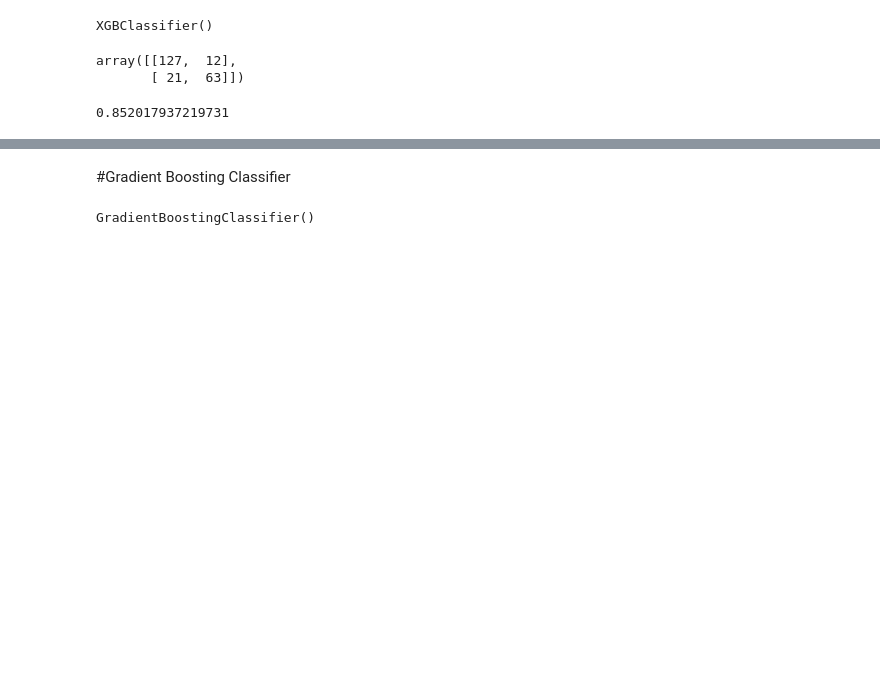
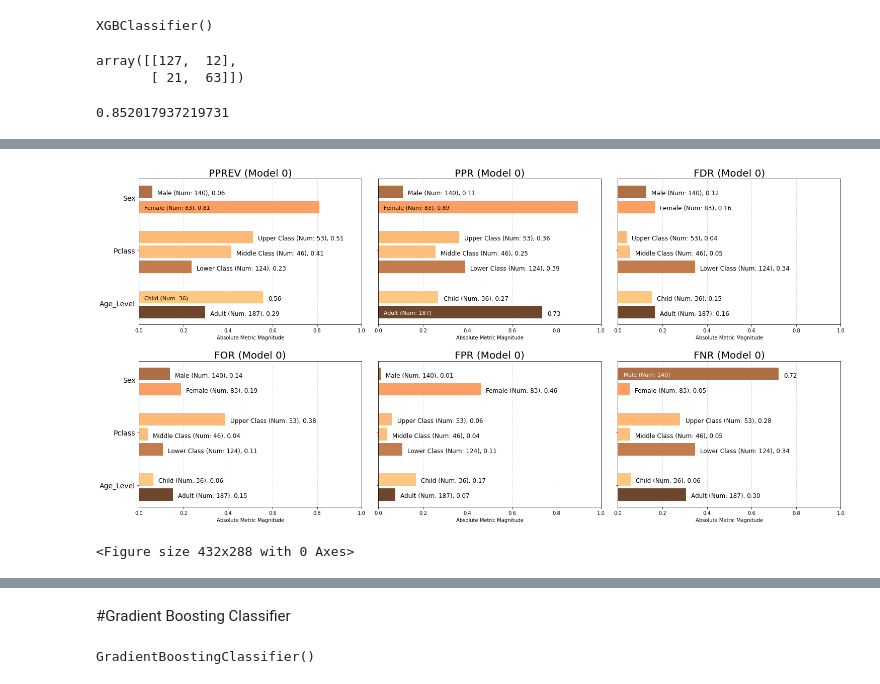
Before and after one commit to FauxGrit/Titanic-Fairness, a Jupyter notebook: Fairness_Tutorial.ipynb, the cells around one changed output, grey strips where cells are left out. Saved outputs shown, nothing was run; the diff lists cells and outputs as text; code cells hidden in the pictures; blank space fills up the shorter version.

```diff
--- a/Fairness_Tutorial.ipynb
+++ b/Fairness_Tutorial.ipynb
@@ -443,0 +493,5 @@ ap.absolute(bdf, metrics, 'Age_Level', fairness_threshold = disparity_tolerance)
+# %%
+a = aqp.plot_group_metric_all(xtab, ncols=3)
+# %% [output]
+[figure, added]
+<Figure size 432x288 with 0 Axes>
```
Also changed, not shown: parts of 19 cells of this notebook.
